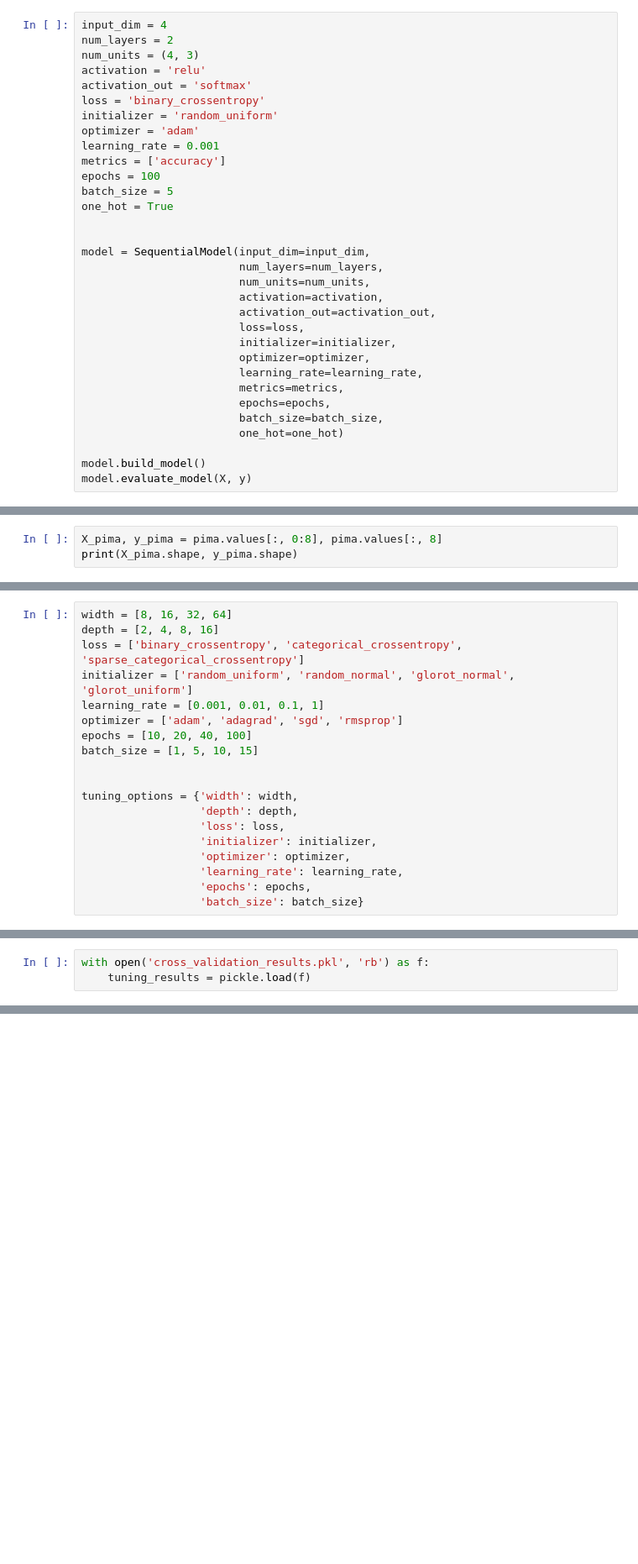
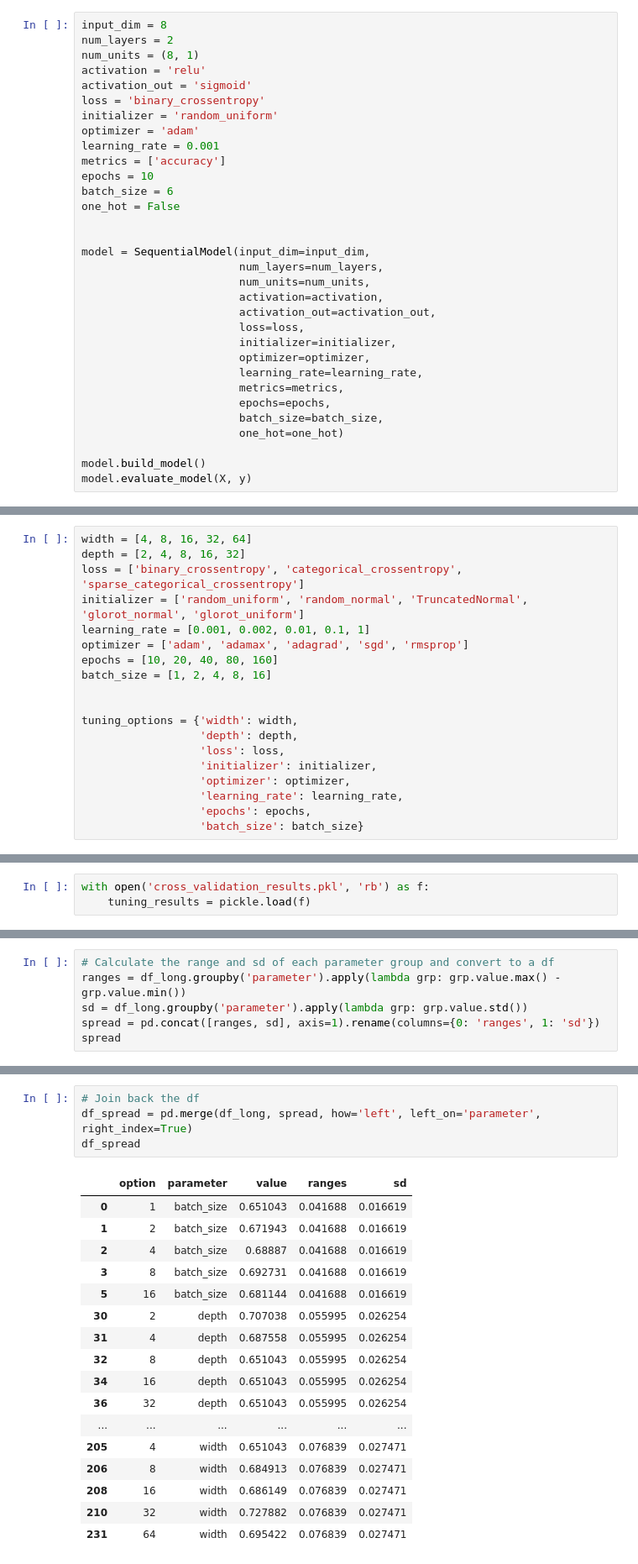
Before and after one commit to georgeliu1998/keras_model_tuning, a Jupyter notebook: keras.ipynb, the cells around one changed output, grey strips where cells are left out. Shown at 84% size. Saved outputs shown, nothing was run; the diff lists cells and outputs as text; blank space fills up the shorter version.

```diff
--- a/keras.ipynb
+++ b/keras.ipynb
@@ -181,17 +201,17 @@ class SequentialModel:
 # %%
-input_dim = 4
+input_dim = 8
 num_layers = 2
-num_units = (4, 3)
+num_units = (8, 1)
 activation = 'relu'
-activation_out = 'softmax'
+activation_out = 'sigmoid'
 loss = 'binary_crossentropy'
 initializer = 'random_uniform'
 optimizer = 'adam'
 learning_rate = 0.001
 metrics = ['accuracy']
-epochs = 100
-batch_size = 5
-one_hot = True
+epochs = 10
+batch_size = 6
+one_hot = False
 
 
 model = SequentialModel(input_dim=input_dim,
@@ -252,3 +237,0 @@ pima.head()
-# %%
-X_pima, y_pima = pima.values[:, 0:8], pima.values[:, 8]
-print(X_pima.shape, y_pima.shape)
@@ -308,12 +238,12 @@ Mean Accuracy: 68.11%, Standard Deviation: 2.29%
 # %%
-width = [8, 16, 32, 64]
-depth = [2, 4, 8, 16]
+width = [4, 8, 16, 32, 64]
+depth = [2, 4, 8, 16, 32]
 loss = ['binary_crossentropy', 'categorical_crossentropy', 'sparse_categorical_crossentropy']
-initializer = ['random_uniform', 'random_normal', 'glorot_normal', 'glorot_uniform']
-learning_rate = [0.001, 0.01, 0.1, 1]
-optimizer = ['adam', 'adagrad', 'sgd', 'rmsprop']
-epochs = [10, 20, 40, 100]
-batch_size = [1, 5, 10, 15]
+initializer = ['random_uniform', 'random_normal', 'TruncatedNormal', 'glorot_normal', 'glorot_uniform']
+learning_rate = [0.001, 0.002, 0.01, 0.1, 1]
+optimizer = ['adam', 'adamax', 'adagrad', 'sgd', 'rmsprop']
+epochs = [10, 20, 40, 80, 160]
+batch_size = [1, 2, 4, 8, 16]
 
 
 tuning_options = {'width': width,
@@ -446,0 +371,6 @@ plt.show()
+# %%
+# Calculate the range and sd of each parameter group and convert to a df
+ranges = df_long.groupby('parameter').apply(lambda grp: grp.value.max() - grp.value.min())
+sd = df_long.groupby('parameter').apply(lambda grp: grp.value.std())
+spread = pd.concat([ranges, sd], axis=1).rename(columns={0: 'ranges', 1: 'sd'})
+spread
@@ -446,0 +388,22 @@ plt.show()
+# %%
+# Join back the df
+df_spread = pd.merge(df_long, spread, how='left', left_on='parameter', right_index=True)
+df_spread
+# %% [output]
+|  | option | parameter | value | ranges | sd |
+| 0 | 1 | batch_size | 0.651043 | 0.041688 | 0.016619 |
+| 1 | 2 | batch_size | 0.671943 | 0.041688 | 0.016619 |
+| 2 | 4 | batch_size | 0.68887 | 0.041688 | 0.016619 |
+| 3 | 8 | batch_size | 0.692731 | 0.041688 | 0.016619 |
+| 5 | 16 | batch_size | 0.681144 | 0.041688 | 0.016619 |
+| 30 | 2 | depth | 0.707038 | 0.055995 | 0.026254 |
+| 31 | 4 | depth | 0.687558 | 0.055995 | 0.026254 |
+| 32 | 8 | depth | 0.651043 | 0.055995 | 0.026254 |
+| 34 | 16 | depth | 0.651043 | 0.055995 | 0.026254 |
+| 36 | 32 | depth | 0.651043 | 0.055995 | 0.026254 |
+| ... | ... | ... | ... | ... | ... |
+| 205 | 4 | width | 0.651043 | 0.076839 | 0.027471 |
+| 206 | 8 | width | 0.684913 | 0.076839 | 0.027471 |
+| 208 | 16 | width | 0.686149 | 0.076839 | 0.027471 |
+| 210 | 32 | width | 0.727882 | 0.076839 | 0.027471 |
+| 231 | 64 | width | 0.695422 | 0.076839 | 0.027471 |
```
Also changed, not shown: parts of 21 cells of this notebook.
